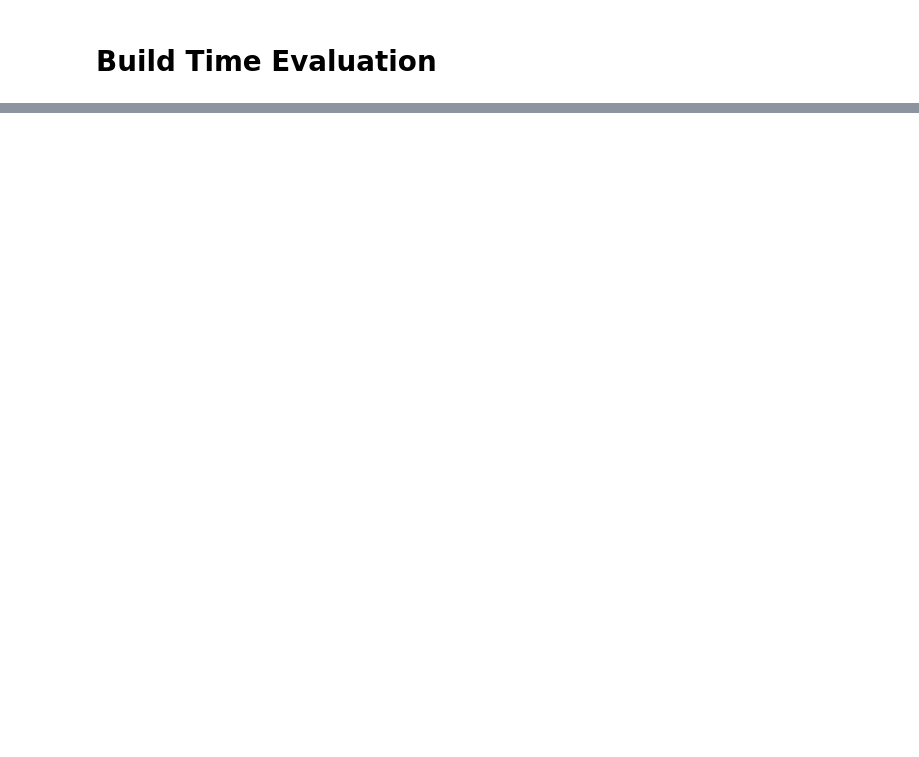
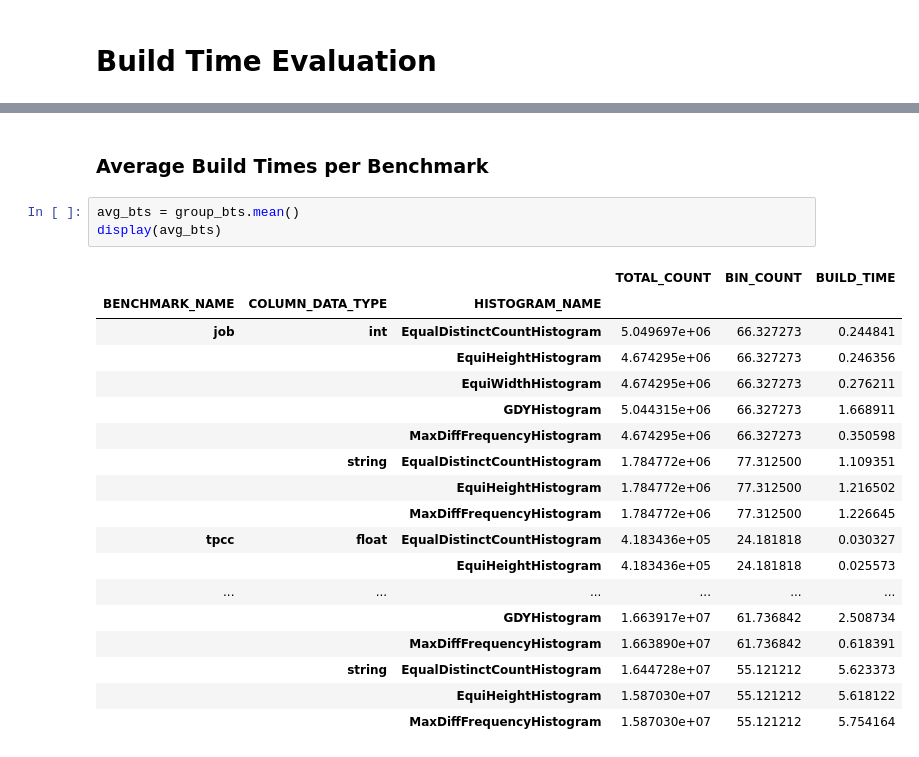
Before and after one commit to rrcomtech/hyrise-histograms, a Jupyter notebook: jupyter/generate_error_table.ipynb, the cells around one changed output, grey strips where cells are left out. Drawn from its saved outputs; the diff is of its cells as text; blank space fills up the shorter version.

```diff
--- a/jupyter/generate_error_table.ipynb
+++ b/jupyter/generate_error_table.ipynb
@@ -124,0 +264,24 @@ build_times = pd.concat(build_time_dataframes)
+# %% [markdown]
+### Average Build Times per Benchmark
+# %%
+avg_bts = group_bts.mean()
+display(avg_bts)
+# %% [output]
+|  |  |  | TOTAL_COUNT | BIN_COUNT | BUILD_TIME |
+| BENCHMARK_NAME | COLUMN_DATA_TYPE | HISTOGRAM_NAME |  |  |  |
+| job | int | EqualDistinctCountHistogram | 5.049697e+06 | 66.327273 | 0.244841 |
+|  |  | EquiHeightHistogram | 4.674295e+06 | 66.327273 | 0.246356 |
+|  |  | EquiWidthHistogram | 4.674295e+06 | 66.327273 | 0.276211 |
+|  |  | GDYHistogram | 5.044315e+06 | 66.327273 | 1.668911 |
+|  |  | MaxDiffFrequencyHistogram | 4.674295e+06 | 66.327273 | 0.350598 |
+|  | string | EqualDistinctCountHistogram | 1.784772e+06 | 77.312500 | 1.109351 |
+|  |  | EquiHeightHistogram | 1.784772e+06 | 77.312500 | 1.216502 |
+|  |  | MaxDiffFrequencyHistogram | 1.784772e+06 | 77.312500 | 1.226645 |
+| tpcc | float | EqualDistinctCountHistogram | 4.183436e+05 | 24.181818 | 0.030327 |
+|  |  | EquiHeightHistogram | 4.183436e+05 | 24.181818 | 0.025573 |
+| ... | ... | ... | ... | ... | ... |
+|  |  | GDYHistogram | 1.663917e+07 | 61.736842 | 2.508734 |
+|  |  | MaxDiffFrequencyHistogram | 1.663890e+07 | 61.736842 | 0.618391 |
+|  | string | EqualDistinctCountHistogram | 1.644728e+07 | 55.121212 | 5.623373 |
+|  |  | EquiHeightHistogram | 1.587030e+07 | 55.121212 | 5.618122 |
+|  |  | MaxDiffFrequencyHistogram | 1.587030e+07 | 55.121212 | 5.754164 |
```
Also changed, not shown: parts of 11 cells of this notebook.
